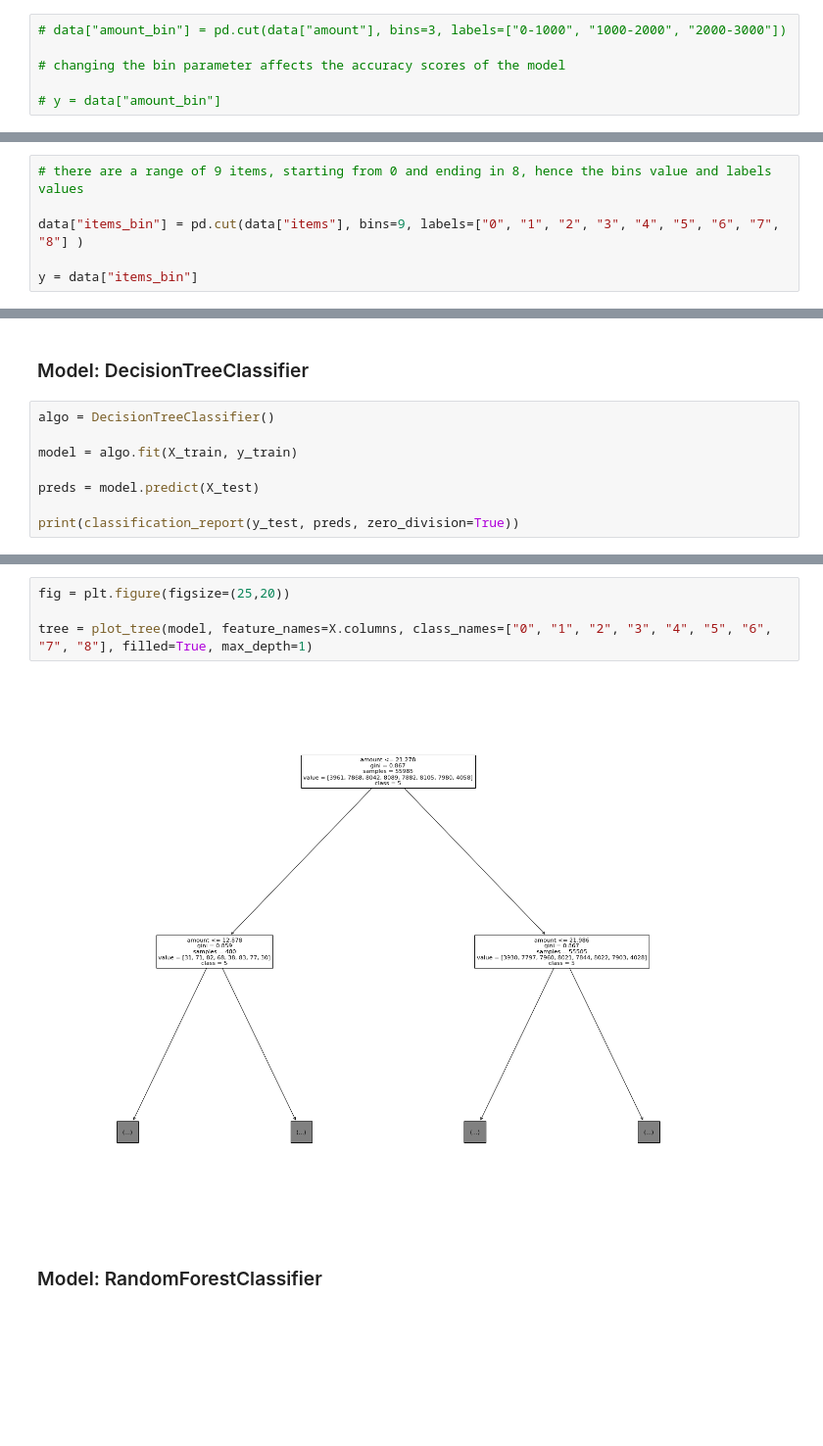
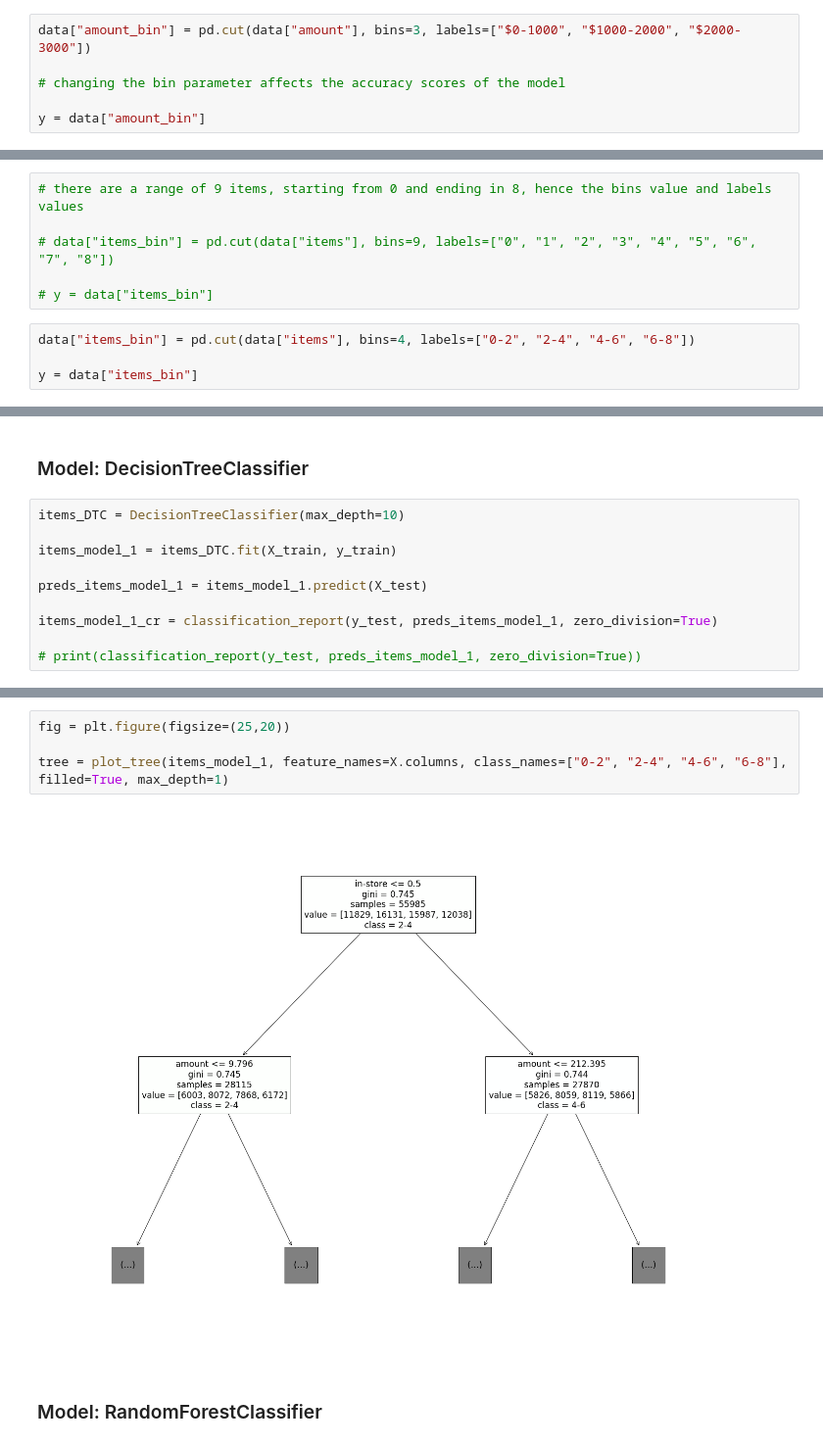
Before and after one commit to dreakian/DACP_XTOL_materials, a Jupyter notebook: custDemoClass.ipynb, the cells around one changed output, grey strips where cells are left out. Shown at 98% size. Cells and saved outputs as stored; diff of their text form; blank space fills up the shorter version.

```diff
--- a/custDemoClass.ipynb
+++ b/custDemoClass.ipynb
@@ -351,9 +293,9 @@ y = data["amount_bin"]
 # %%
-# data["amount_bin"] = pd.cut(data["amount"], bins=3, labels=["0-1000", "1000-2000", "2000-3000"])
+data["amount_bin"] = pd.cut(data["amount"], bins=3, labels=["$0-1000", "$1000-2000", "$2000-3000"])
 
 # changing the bin parameter affects the accuracy scores of the model
 
-# y = data["amount_bin"]
+y = data["amount_bin"]
 # %%
 X_train, X_test, y_train, y_test = train_test_split(X, y, test_size=0.30, random_state=123)
 # %% [markdown]
@@ -462,6 +359,10 @@ X.head()
 # %%
 # there are a range of 9 items, starting from 0 and ending in 8, hence the bins value and labels values
 
-data["items_bin"] = pd.cut(data["items"], bins=9, labels=["0", "1", "2", "3", "4", "5", "6", "7", "8"] )
+# data["items_bin"] = pd.cut(data["items"], bins=9, labels=["0", "1", "2", "3", "4", "5", "6", "7", "8"])
 
-y = data["items_bin"]
+# y = data["items_bin"]
+# %%
+data["items_bin"] = pd.cut(data["items"], bins=4, labels=["0-2", "2-4", "4-6", "6-8"])
+
+y = data["items_bin"]
@@ -470,10 +375,12 @@ X_train, X_test, y_train, y_test = train_test_split(X, y, test_size=0.30, random
 # %% [markdown]
 ### Model: DecisionTreeClassifier
 # %%
-algo = DecisionTreeClassifier()
+items_DTC = DecisionTreeClassifier(max_depth=10)
 
-model = algo.fit(X_train, y_train)
+items_model_1 = items_DTC.fit(X_train, y_train)
 
-preds = model.predict(X_test)
+preds_items_model_1 = items_model_1.predict(X_test)
 
-print(classification_report(y_test, preds, zero_division=True))
+items_model_1_cr = classification_report(y_test, preds_items_model_1, zero_division=True)
+
+# print(classification_report(y_test, preds_items_model_1, zero_division=True))
@@ -495,9 +387,9 @@ weighted avg       0.13      0.13      0.13     23994
 # %%
 fig = plt.figure(figsize=(25,20))
 
-tree = plot_tree(model, feature_names=X.columns, class_names=["0", "1", "2", "3", "4", "5", "6", "7", "8"], filled=True, max_depth=1)
+tree = plot_tree(items_model_1, feature_names=X.columns, class_names=["0-2", "2-4", "4-6", "6-8"], filled=True, max_depth=1)
 # %% [output]
-[figure, old version]
+[figure, new version]
 # %% [markdown]
 ### Model: RandomForestClassifier
 # %%
```
Also changed, not shown: parts of 50 cells of this notebook, 1 other file.
